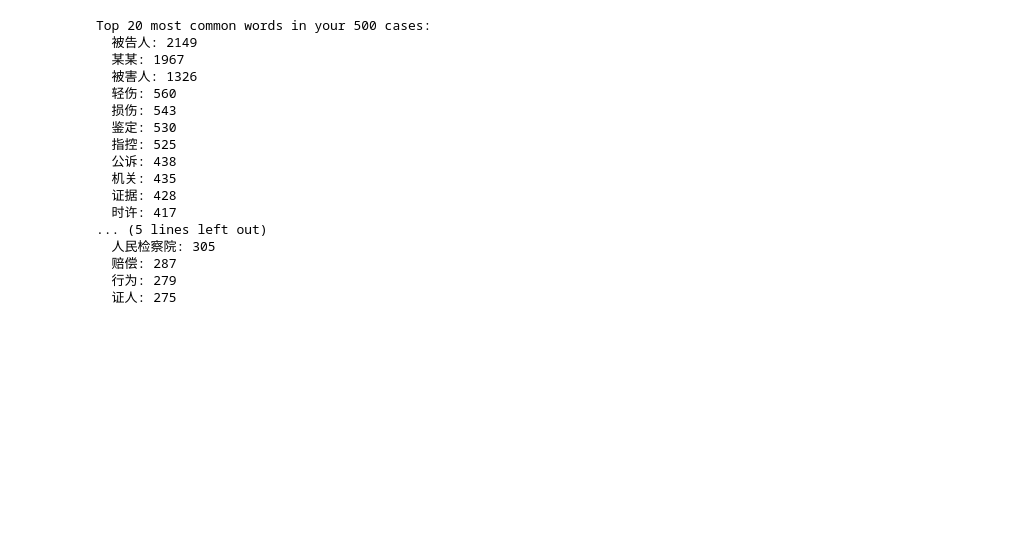
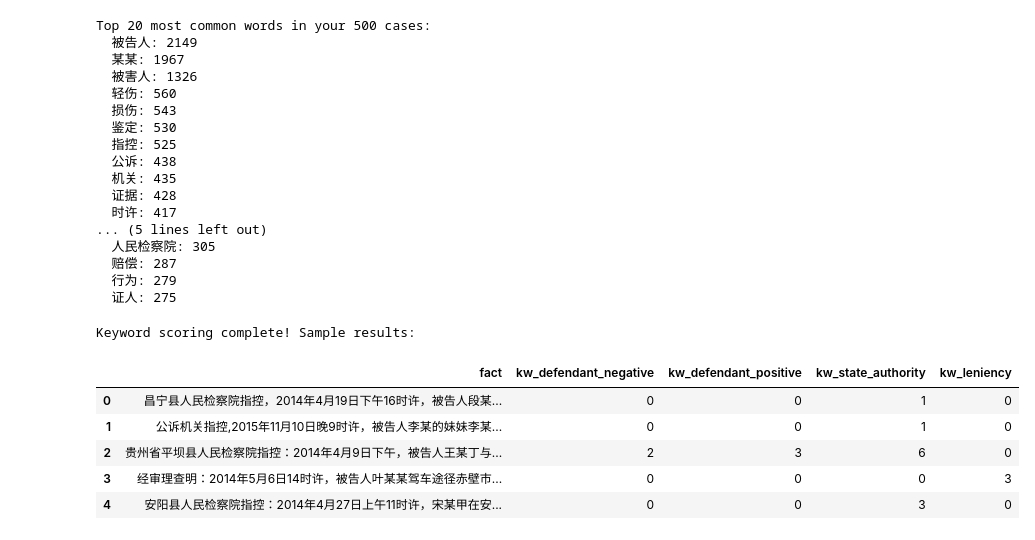
Before and after one commit to shriadev/china-verdict-sentiment, a Jupyter notebook: 01_exploration.ipynb, the cells around one changed output. Drawn from its saved outputs; the diff is of its cells as text; code cells hidden in the pictures; blank space fills up the shorter version.

Commit message:
add keyword scoring and scatter plot analysis - preliminary findings

```diff
--- a/01_exploration.ipynb
+++ b/01_exploration.ipynb
@@ -223,3 +223,39 @@ fig = px.bar(
 )
 fig.update_layout(yaxis={'categoryorder': 'total ascending'})
 fig.show()
+# %%
+# Keyword dictionary - words that signal different judicial tones
+JUDICIAL_KEYWORDS = {
+    "defendant_negative": ["罪犯", "犯罪", "有罪", "违法", "犯罪分子", "严重", "恶劣"],
+    "defendant_positive": ["无罪", "证据不足", "从轻", "减轻", "缓刑", "初犯", "悔罪"],
+    "state_authority":    ["维护", "社会秩序", "依法", "严厉打击", "从严", "公诉", "人民检察院"],
+    "leniency":           ["悔罪", "认罪", "初犯", "情节较轻", "酌情", "赔偿", "谅解"],
+}
+
+def keyword_score(text):
+    """Count how many times each category of keywords appears in a case"""
+    if not isinstance(text, str):
+        return {cat: 0 for cat in JUDICIAL_KEYWORDS}
+    scores = {}
+    for category, words in JUDICIAL_KEYWORDS.items():
+        scores[category] = sum(text.count(word) for word in words)
+    return scores
+
+# Apply to all 500 real cases
+keyword_results = df_real['fact'].apply(keyword_score)
+
+# Add each category as its own column
+for category in JUDICIAL_KEYWORDS:
+    df_real[f'kw_{category}'] = keyword_results.apply(lambda x: x[category])
+
+print("Keyword scoring complete! Sample results:")
+df_real[['fact', 'kw_defendant_negative', 'kw_defendant_positive',
+         'kw_state_authority', 'kw_leniency']].head()
+# %% [output]
+Keyword scoring complete! Sample results:
+|  | fact | kw_defendant_negative | kw_defendant_positive | kw_state_authority | kw_leniency |
+| 0 | 昌宁县人民检察院指控，2014年4月19日下午16时许，被告人段某... | 0 | 0 | 1 | 0 |
+| 1 | 公诉机关指控,2015年11月10日晚9时许，被告人李某的妹妹李某... | 0 | 0 | 1 | 0 |
+| 2 | 贵州省平坝县人民检察院指控：2014年4月9日下午，被告人王某丁与... | 2 | 3 | 6 | 0 |
+| 3 | 经审理查明：2014年5月6日14时许，被告人叶某某驾车途径赤壁市... | 0 | 0 | 0 | 3 |
+| 4 | 安阳县人民检察院指控：2014年4月27日上午11时许，宋某甲在安... | 0 | 0 | 3 | 0 |
```
Also changed, not shown: parts of 2 cells of this notebook.
